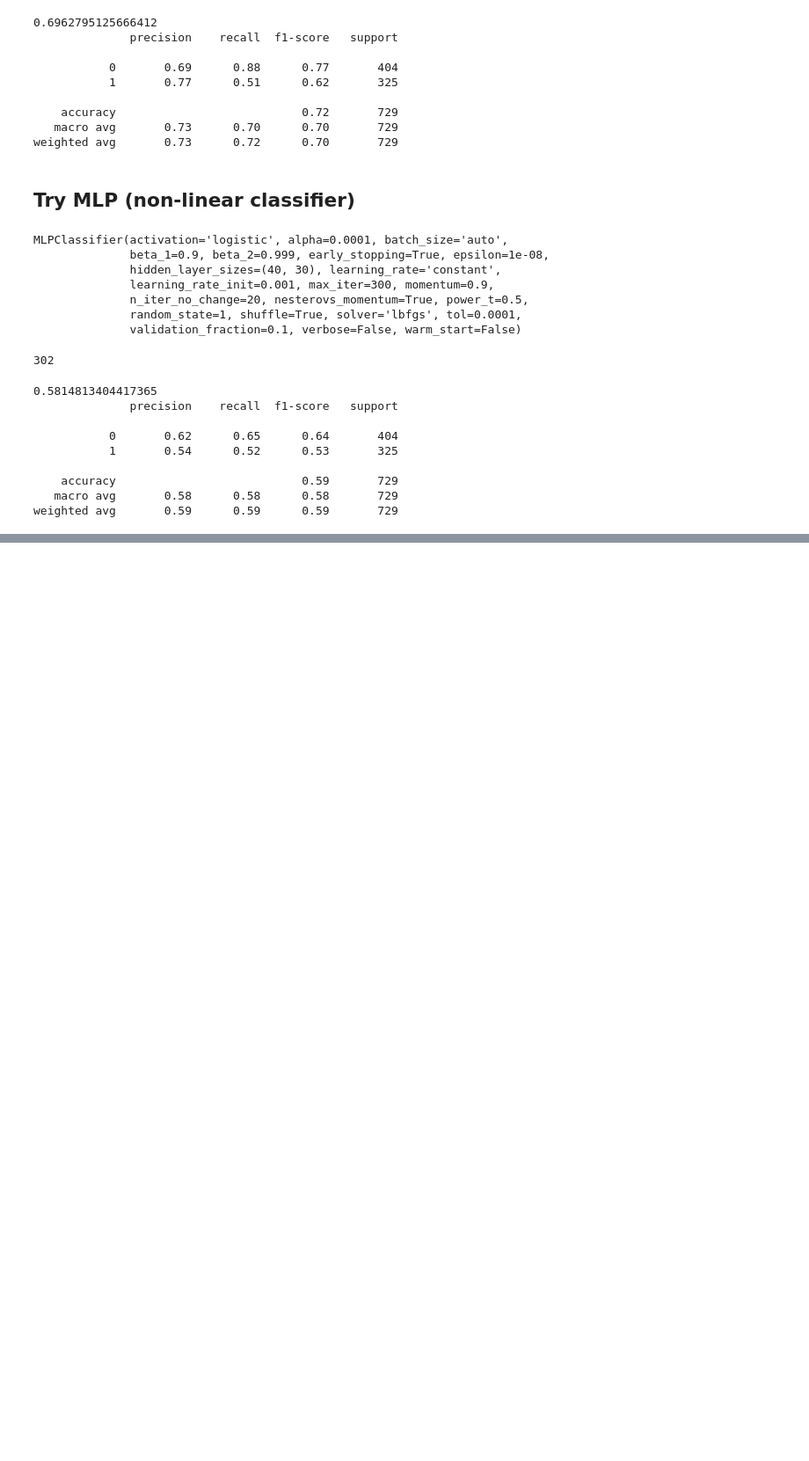
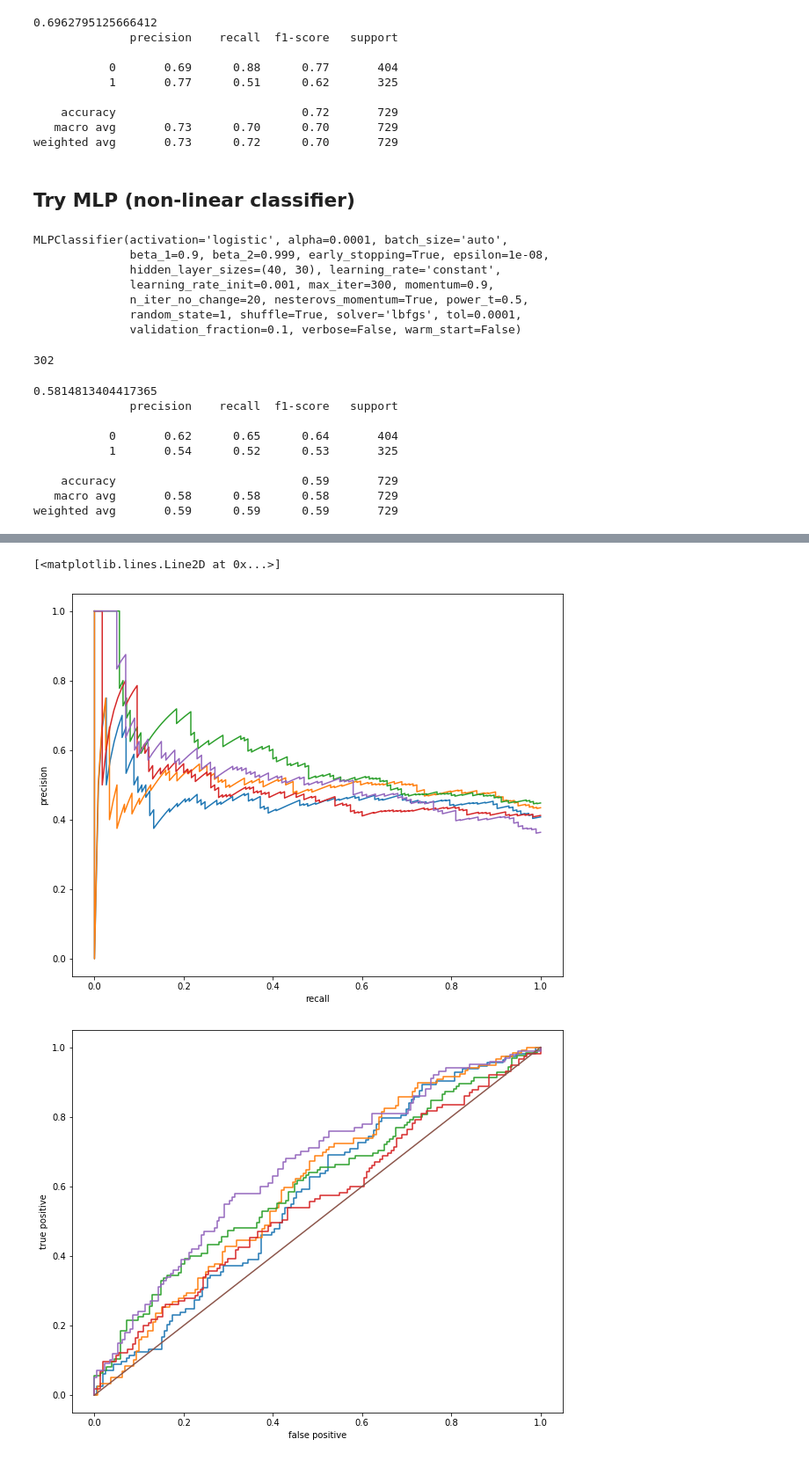
Before and after one commit to li-lab-mcgill/heterogeneous_ehr, a Jupyter notebook: Prediction.ipynb, the cells around one changed output, grey strips where cells are left out. Shown: that part at 88% size. Saved outputs shown, nothing was run; the diff lists cells and outputs as text; code cells hidden in the pictures; blank space fills up the shorter version.

```diff
--- a/Prediction.ipynb
+++ b/Prediction.ipynb
@@ -335,0 +410,2 @@ weighted avg       0.59      0.59      0.59       729
+# %%
+gs_mixtures = pd.concat(fold_dfs, ignore_index=True)
@@ -335,0 +416,2 @@ weighted avg       0.59      0.59      0.59       729
+# %%
+gs_bi_durations = pd.concat(bi_durations, ignore_index=True)
@@ -335,0 +426,10 @@ weighted avg       0.59      0.59      0.59       729
+# %%
+indices = list(range(gs_bi_durations.shape[0]))
+random.shuffle(indices)
+k_fold_indices = []
+size = np.ceil(gs_bi_durations.shape[0] / 5)
+for idx in range(5):
+    k_fold_indices.append(indices[int(idx * size): int(min((idx + 1) * size, gs_bi_durations.shape[0]))])
+# %%
+shuffled_fold_dfs = [gs_mixtures.iloc[k_fold_indices[idx]] for idx in range(5)]
+shuffled_bi_durations = [gs_bi_durations.iloc[k_fold_indices[idx]] for idx in range(5)]
@@ -335,0 +515,16 @@ weighted avg       0.59      0.59      0.59       729
+# %%
+plt.figure(figsize=(10, 8))
+for idx in range(5):
+    plt.plot(recalls[idx], precisions[idx])
+plt.xlabel("recall")
+plt.ylabel("precision")
+plt.figure(figsize=(10, 8))
+for idx in range(5):
+    plt.plot(fprs[idx], tprs[idx])
+plt.xlabel("false positive")
+plt.ylabel("true positive")
+plt.plot(np.linspace(0, 1, 10), np.linspace(0, 1, 10))
+# %% [output]
+[<matplotlib.lines.Line2D at 0x...>]
+[figure, added]
+[figure, added]
```
Also changed, not shown: parts of 30 cells of this notebook, 1 other file.
